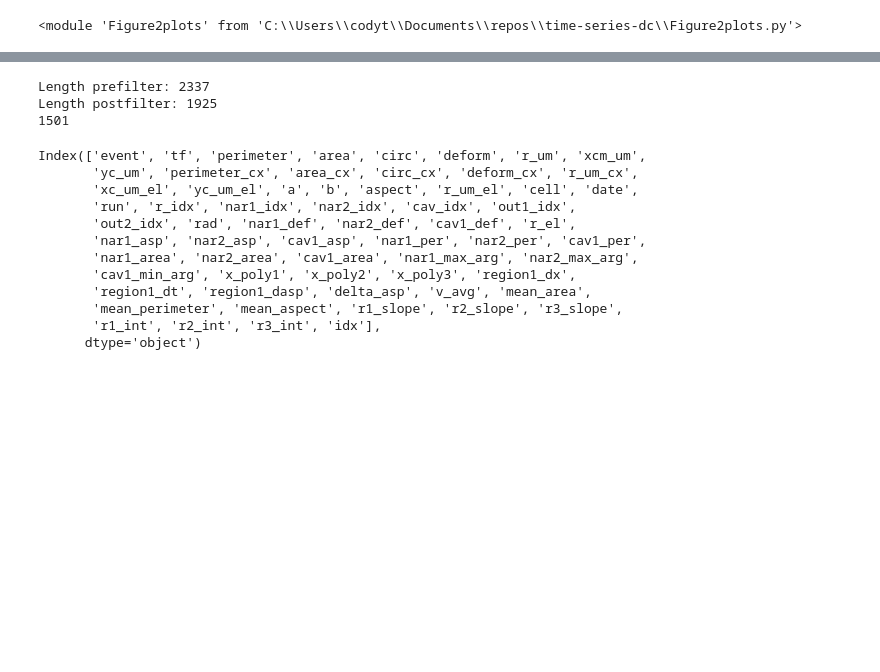
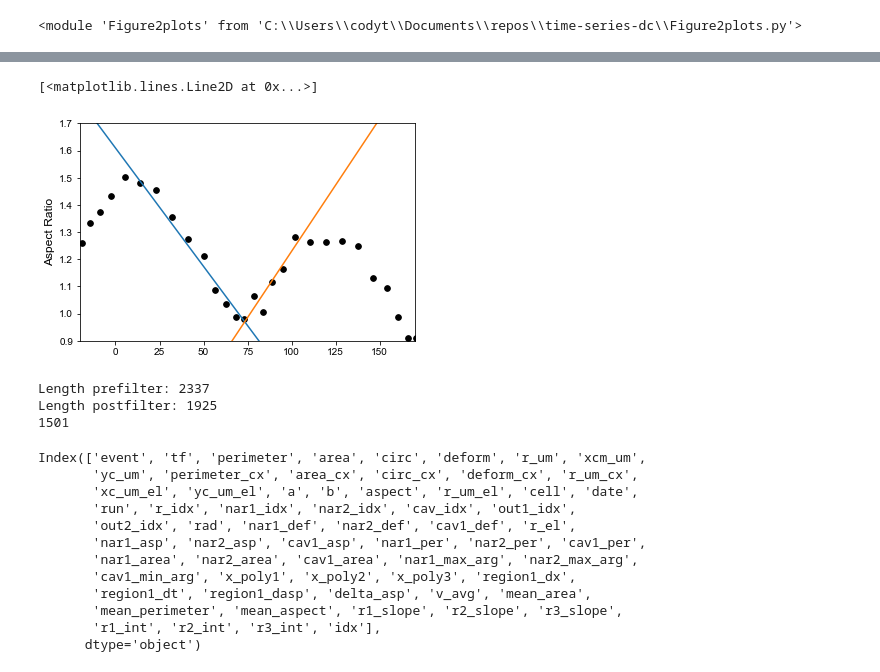
Before and after one commit to siwylab/time-series-dc, a Jupyter notebook: Figure 2.ipynb, the cells around one changed output, grey strips where cells are left out. Cells and saved outputs as stored; diff of their text form; code cells hidden in the pictures; blank space fills up the shorter version.

```diff
--- a/Figure 2.ipynb
+++ b/Figure 2.ipynb
@@ -37,3 +57,24 @@ importlib.reload(Figure2plots)
+# %%
+row = df[df.idx==1445].iloc[0]
+x = range(-20,170)
+
+m1 = row.r1_slope
+b1 = row.r1_int
+poly1 = np.poly1d([m1,b1])
+
+m2 = row.r2_slope
+b2 = row.r2_int
+poly2 = np.poly1d([m2,b2])
+
+plt.scatter(row.xcm_um,row.aspect,color='black',s=32)
+plt.xlim([-20,170])
+plt.ylim([0.9,1.7])
+plt.ylabel('Aspect Ratio',size=12)
+plt.plot(x,poly1(x))
+plt.plot(x,poly2(x))
+# %% [output]
+[<matplotlib.lines.Line2D at 0x...>]
+[figure, added]
 # %%
 df = pd.read_pickle('D://Datasets//FINAL_DF_light')
 df['idx'] = range(len(df))
```
Also changed, not shown: parts of 20 cells of this notebook, 15 other files.
